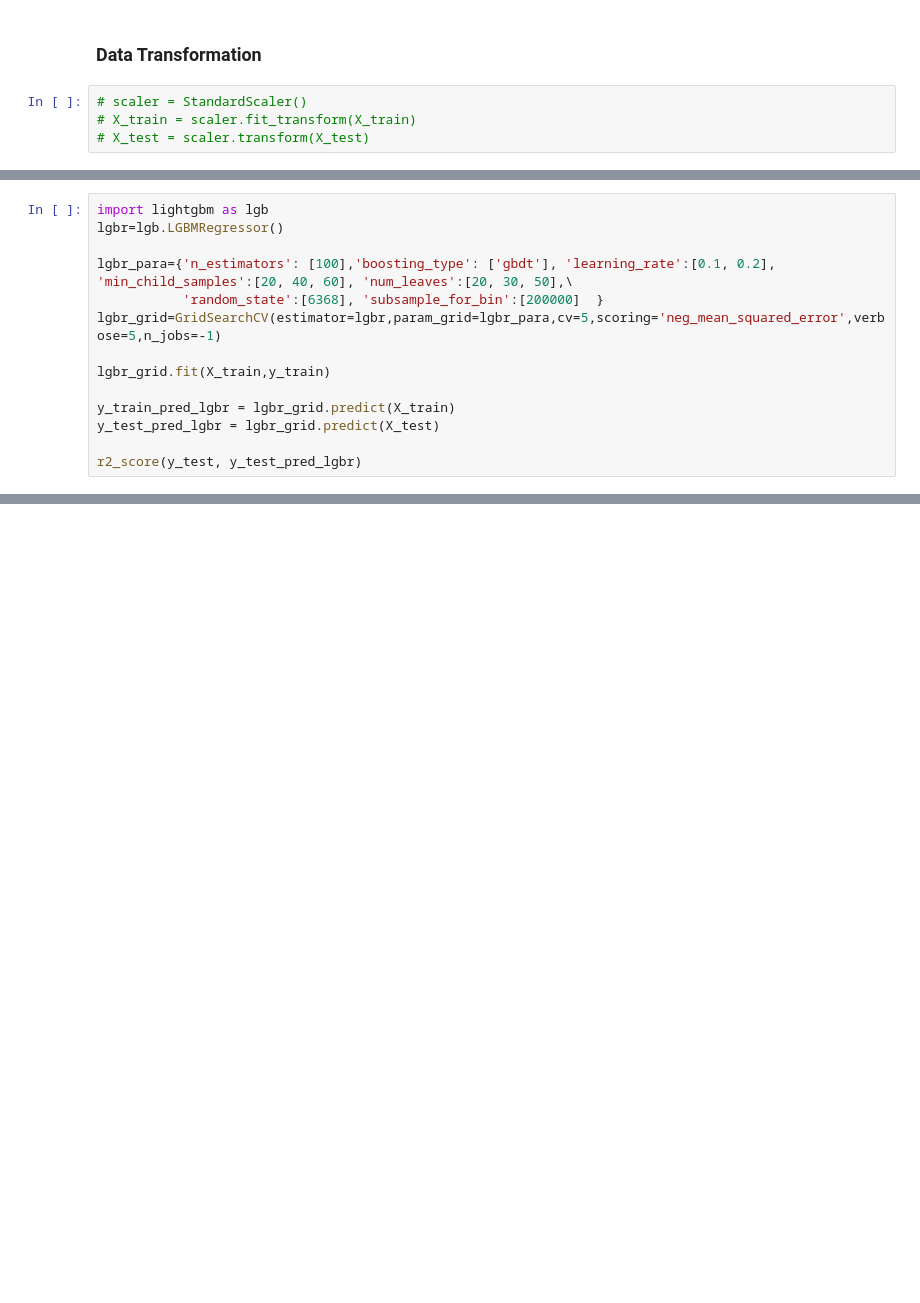
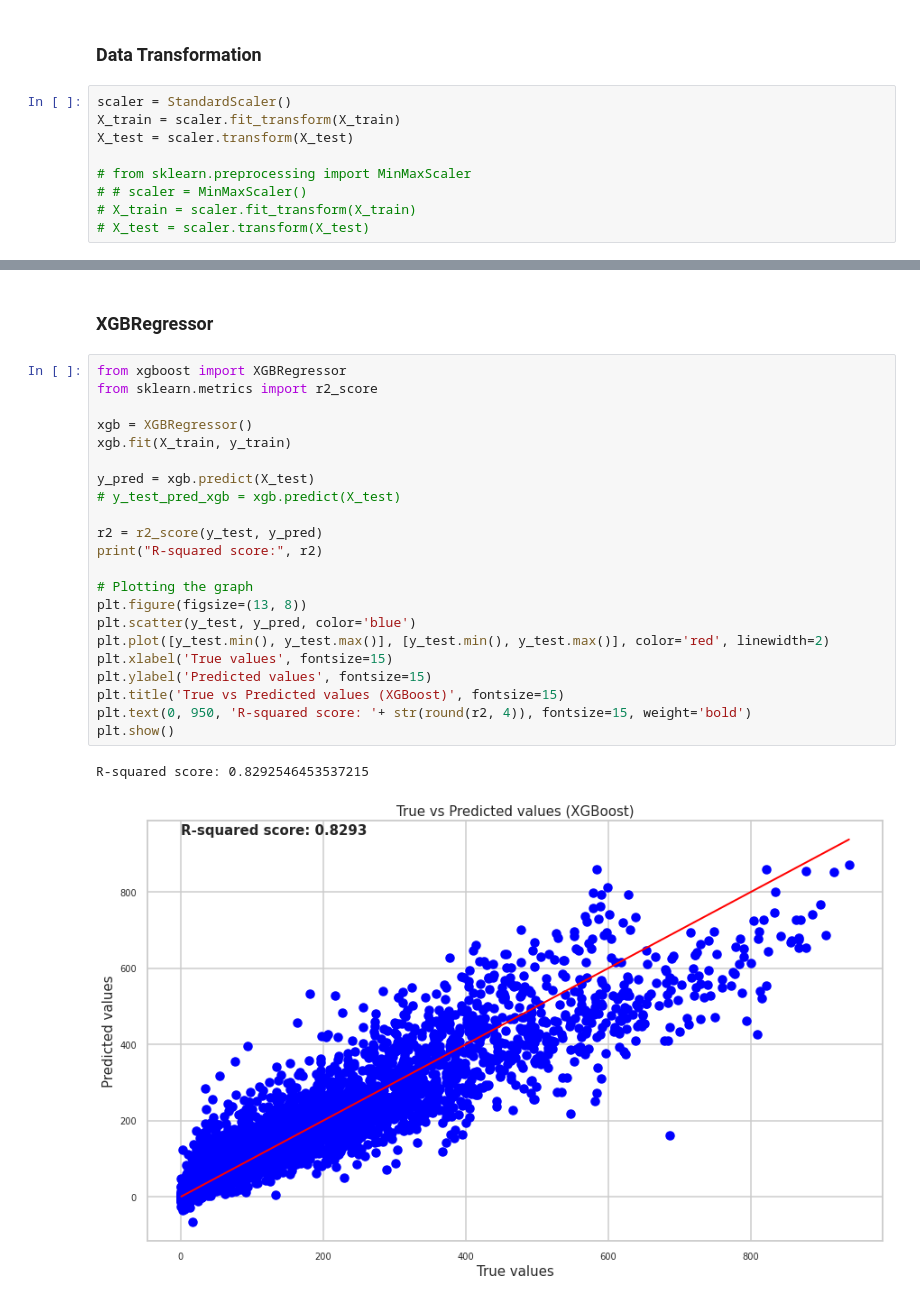
Before and after one commit to 07Sada/Bike-Share-Prediction, a Jupyter notebook: notebook/Bike_Sharing_Count_Prediction.ipynb, the cells around one changed output, grey strips where cells are left out. Cells and saved outputs as stored; diff of their text form; blank space fills up the shorter version.

```diff
--- a/notebook/Bike_Sharing_Count_Prediction.ipynb
+++ b/notebook/Bike_Sharing_Count_Prediction.ipynb
@@ -524,6 +530,11 @@ X_test shape: (3472, 52)
 # %% [markdown]
 ### Data Transformation
 # %%
-# scaler = StandardScaler()
+scaler = StandardScaler()
+X_train = scaler.fit_transform(X_train)
+X_test = scaler.transform(X_test)
+
+# from sklearn.preprocessing import MinMaxScaler
+# # scaler = MinMaxScaler()
 # X_train = scaler.fit_transform(X_train)
 # X_test = scaler.transform(X_test)
@@ -686,14 +540,0 @@ Fitting 5 folds for each of 9 candidates, totalling 45 fits
-# %%
-import lightgbm as lgb
-lgbr=lgb.LGBMRegressor()
-
-lgbr_para={'n_estimators': [100],'boosting_type': ['gbdt'], 'learning_rate':[0.1, 0.2], 'min_child_samples':[20, 40, 60], 'num_leaves':[20, 30, 50],\
-           'random_state':[6368], 'subsample_for_bin':[200000]	}
-lgbr_grid=GridSearchCV(estimator=lgbr,param_grid=lgbr_para,cv=5,scoring='neg_mean_squared_error',verbose=5,n_jobs=-1)
-
-lgbr_grid.fit(X_train,y_train)
-
-y_train_pred_lgbr = lgbr_grid.predict(X_train)
-y_test_pred_lgbr = lgbr_grid.predict(X_test)
-
-r2_score(y_test, y_test_pred_lgbr)
@@ -761,0 +543,27 @@ Successfully installed tqdm-4.65.0
+# %% [markdown]
+### XGBRegressor
+# %%
+from xgboost import XGBRegressor
+from sklearn.metrics import r2_score
+
+xgb = XGBRegressor()
+xgb.fit(X_train, y_train)
+
+y_pred = xgb.predict(X_test)
+# y_test_pred_xgb = xgb.predict(X_test)
+
+r2 = r2_score(y_test, y_pred)
+print("R-squared score:", r2)
+
+# Plotting the graph
+plt.figure(figsize=(13, 8))
+plt.scatter(y_test, y_pred, color='blue')
+plt.plot([y_test.min(), y_test.max()], [y_test.min(), y_test.max()], color='red', linewidth=2)
+plt.xlabel('True values', fontsize=15)
+plt.ylabel('Predicted values', fontsize=15)
+plt.title('True vs Predicted values (XGBoost)', fontsize=15)
+plt.text(0, 950, 'R-squared score: '+ str(round(r2, 4)), fontsize=15, weight='bold')
+plt.show()
+# %% [output]
+R-squared score: 0.8292546453537215
+[figure, added]
```
Also changed, not shown: parts of 56 cells of this notebook.
